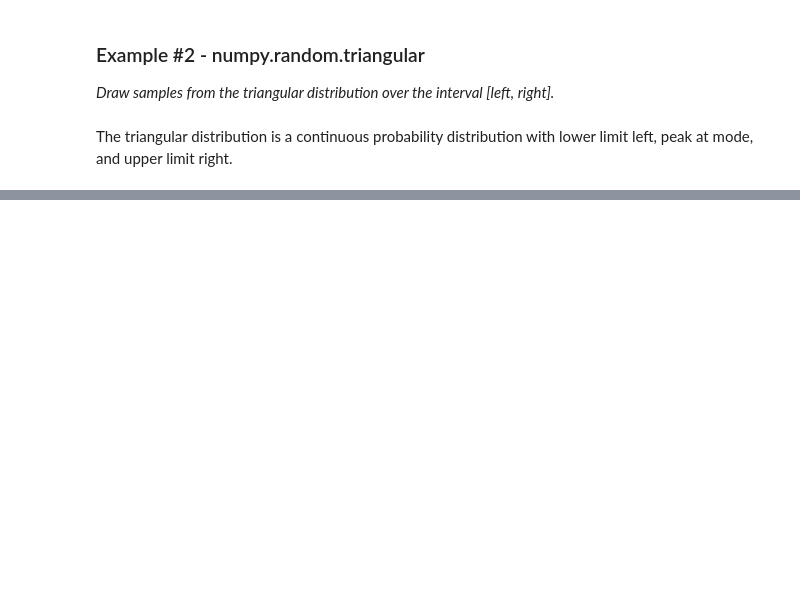
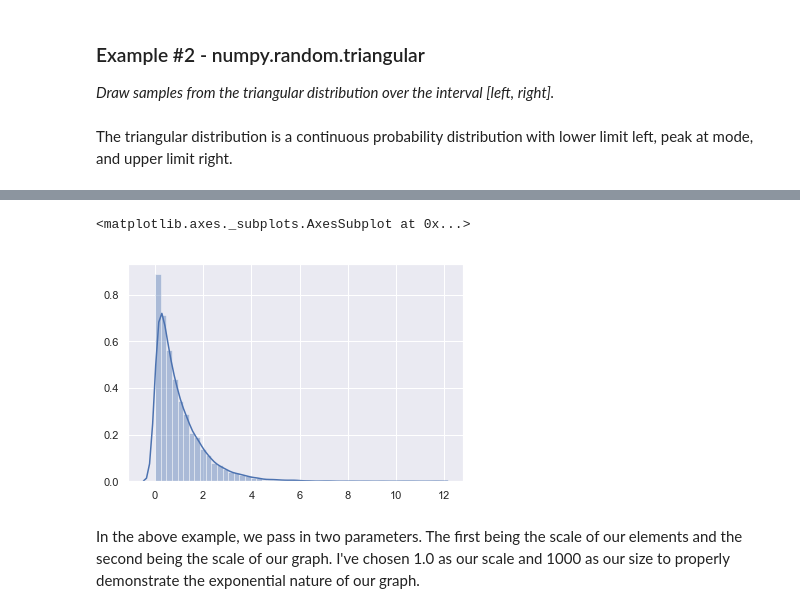
Before and after one commit to EddieEldridge/EmergingTechnologies, a Jupyter notebook: numpy-random.ipynb, the cells around one changed output, grey strips where cells are left out. Saved outputs shown, nothing was run; the diff lists cells and outputs as text; code cells hidden in the pictures; blank space fills up the shorter version.

```diff
--- a/numpy-random.ipynb
+++ b/numpy-random.ipynb
@@ -169,0 +180,15 @@ We can define the lower limit left, peak and upper limit right withing our param
+# %%
+import numpy as np
+import matplotlib.pyplot as plt
+import seaborn as sea
+
+sea.set(color_codes=True)
+
+x = np.random.exponential(1.0,10000)
+
+sea.distplot(x)
+# %% [output]
+<matplotlib.axes._subplots.AxesSubplot at 0x...>
+[figure, added]
+# %% [markdown]
+In the above example, we pass in two parameters. The first being the scale of our elements and the second being the scale of our graph. I've chosen 1.0 as our scale and 1000 as our size to properly demonstrate the exponential nature of our graph.
```
Also changed, not shown: parts of 11 cells of this notebook.
